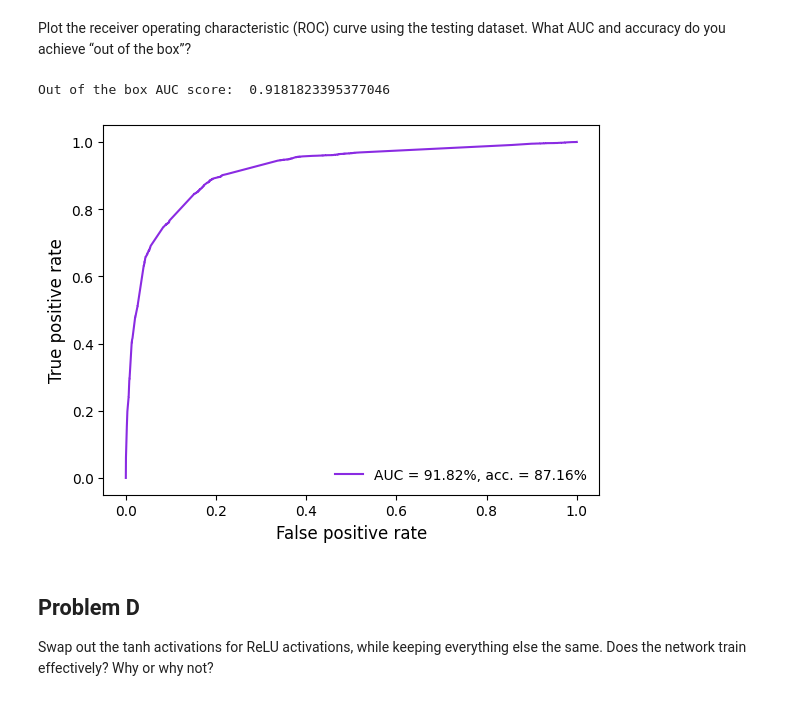
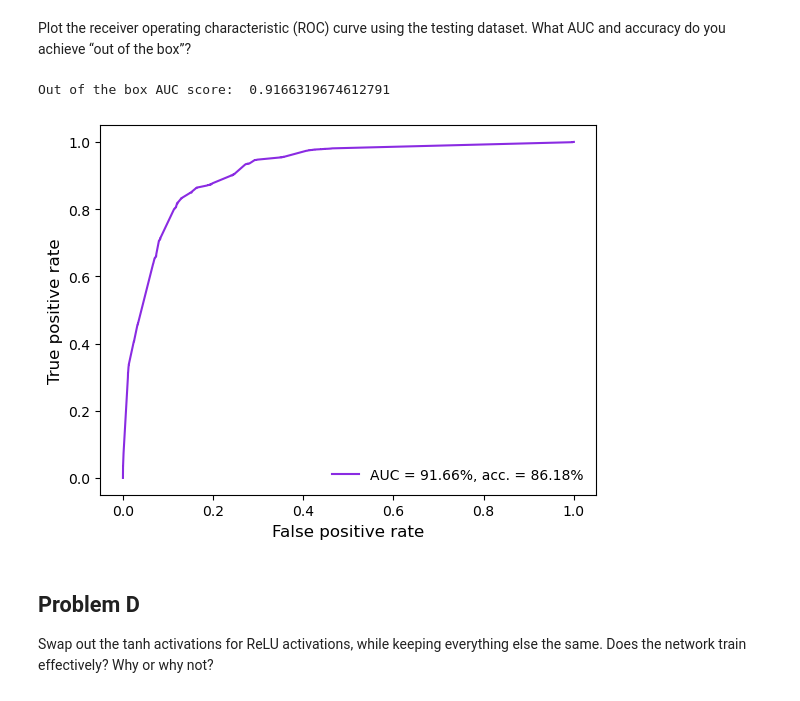
Before and after one commit to bdkcspronk/Deep-learning-in-physics, a Jupyter notebook: Assignment-2/code/Homework2-problem2.ipynb, the cells around one changed output. Drawn from its saved outputs; the diff is of its cells as text; code cells hidden in the pictures.

```diff
--- a/Assignment-2/code/Homework2-problem2.ipynb
+++ b/Assignment-2/code/Homework2-problem2.ipynb
@@ -13,8 +13,23 @@ data = fetch_openml("miniboone", parser="auto", version=1)
 X, y = data["data"].values, (data["target"].values == "True").astype(float)
 X_train, X_test, y_train, y_test = train_test_split(X, y, test_size=0.2, random_state=42, shuffle=True)
 
-# we will replace -999 values with nan
-X_train_nan = X_train.copy()
-X_test_nan = X_test.copy()
-X_train_nan[X_train_nan == -999] = np.nan
-X_test_nan[X_test_nan == -999] = np.nan
+# print dimensions of the datasets
+print("X_train shape: ", X_train.shape)
+print("y_train shape: ", y_train.shape)
+print("X_test shape: ", X_test.shape)
+print("y_test shape: ", y_test.shape)
+
+# filter out rows containing the -999 sentinel in ANY feature
+train_mask = (X_train != -999).all(axis=1)
+test_mask = (X_test != -999).all(axis=1)
+
+X_train_filtered = X_train[train_mask]
+X_test_filtered = X_test[test_mask]
+y_train_filtered = y_train[train_mask]
+y_test_filtered = y_test[test_mask]
+
+# print the new dimensions of the filtered datasets
+print("X_train_filtered shape: ", X_train_filtered.shape)
+print("y_train_filtered shape: ", y_train_filtered.shape)
+print("X_test_filtered shape: ", X_test_filtered.shape)
+print("y_test_filtered shape: ", y_test_filtered.shape)
@@ -30,12 +96,12 @@ training dataet. Use the Scikit-learn API xgboost.XGBClassifier. For an initial
 eters use 100 trees (n_estimators), maximum tree depth (max_depth) of 10, learning rate (learning_-
 rate) of 0.1, colsample_bytree of 0.8, and subsample of 0.8.
 # %%
-bdt = XGBClassifier(n_estimators=100, max_depth=10, learning_rate=0.1, colsample_bytree=0.8, subsample=0.8, missing=np.nan)
+bdt = XGBClassifier(n_estimators=100, max_depth=10, learning_rate=0.1, colsample_bytree=0.8, subsample=0.8)
 
-bdt.fit(X_train_nan, y_train)
+bdt.fit(X_train_filtered, y_train_filtered)
 
 # retrieve predictions and take index [:, 1] corresponding to signal
-preds_bdt = bdt.predict_proba(X_test_nan)[:, 1]
+preds_bdt = bdt.predict_proba(X_test_filtered)[:, 1]
 # %% [markdown]
 Plot the receiver operating characteristic (ROC) curve using the testing dataset. What area under the curve
 (AUC) and accuracy do you achieve “out of the box”?
@@ -123,7 +189,7 @@ default), and a batch size of 128. Train the model for 50 epochs.
 from tensorflow.keras.models import Model
 from tensorflow.keras.layers import Dense, Input
 
-inputs = Input(shape=(X_train_nan.shape[1],))
+inputs = Input(shape=(X_train_filtered.shape[1],))
 x = Dense(128, activation='tanh')(inputs)
 x = Dense(128, activation='tanh')(x)
 x = Dense(128, activation='tanh')(x)
@@ -132,9 +198,9 @@ model = Model(inputs=inputs, outputs=outputs)
 
 model.compile(optimizer='sgd', loss='binary_crossentropy', metrics=['accuracy'])
 
-history = model.fit(X_train_nan, y_train, epochs=50, batch_size=128, validation_data=(X_test_nan, y_test))
+history = model.fit(X_train_filtered, y_train_filtered, epochs=50, batch_size=128, validation_data=(X_test_filtered, y_test_filtered))
 
 # retrieve predictions
-preds_nn = model.predict(X_test_nan)
+preds_nn = model.predict(X_test_filtered)
 # %% [output]
 Epoch 1/50
@@ -149,12 +225,12 @@ Plot the receiver operating characteristic (ROC) curve using the testing dataset
 do you achieve “out of the box”?
 # %%
 from roc_helper import plot_roc
-print("Out of the box AUC score: ", roc_auc_score(y_test, preds_nn))
-outoftheboxplot = plot_roc(y_test, preds_nn)
+print("Out of the box AUC score: ", roc_auc_score(y_test_filtered, preds_nn))
+outoftheboxplot = plot_roc(y_test_filtered, preds_nn)
 plt.close()
 # %% [output]
-Out of the box AUC score:  0.9181823395377046
+Out of the box AUC score:  0.9166319674612791
-[figure, old version]
+[figure, new version]
 # %% [markdown]
 ## Problem D
 Swap out the tanh activations for ReLU activations, while keeping everything else
```
Also changed, not shown: parts of 26 cells of this notebook, 2 other files.
